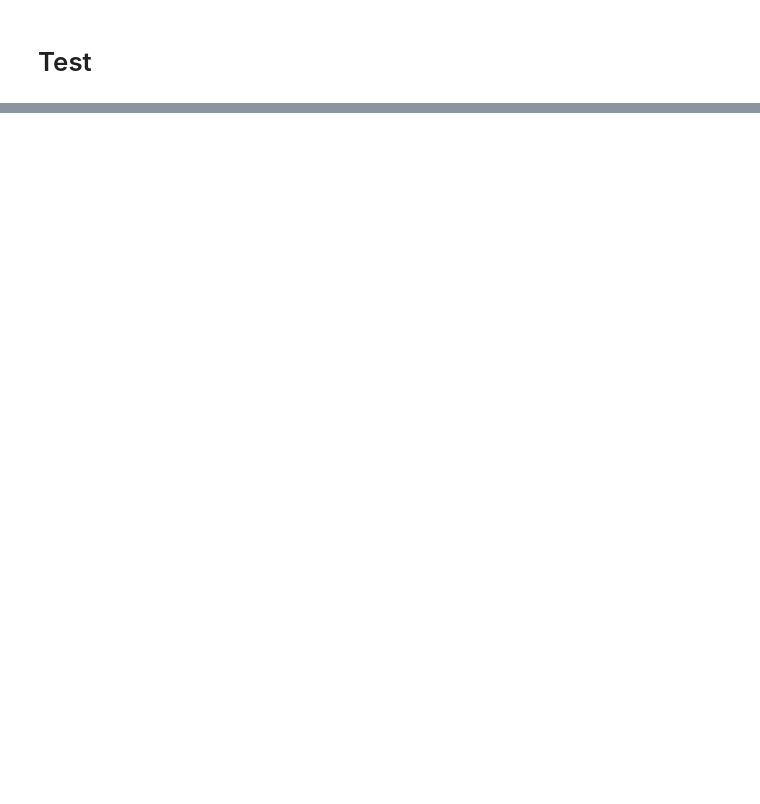
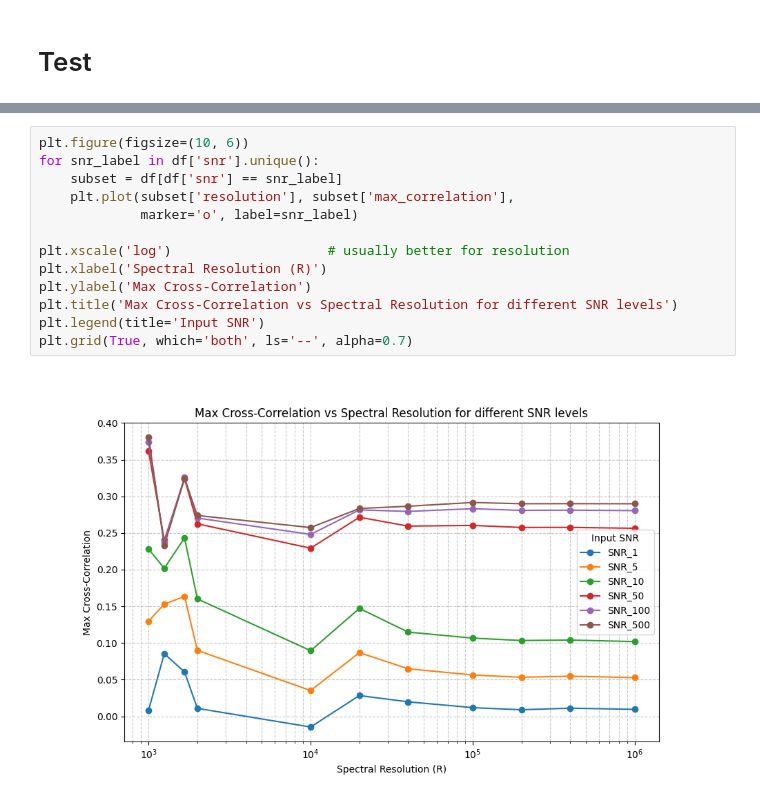
Before and after one commit to zanecollins/sgl_science_case, a Jupyter notebook: sgl_science_case/notebooks/summer_26_isotope_tests_cc.ipynb, the cells around one changed output, grey strips where cells are left out. Drawn from its saved outputs; the diff is of its cells as text; blank space fills up the shorter version.

```diff
--- a/sgl_science_case/notebooks/summer_26_isotope_tests_cc.ipynb
+++ b/sgl_science_case/notebooks/summer_26_isotope_tests_cc.ipynb
@@ -232,0 +468,15 @@ plt.grid()
+# %%
+plt.figure(figsize=(10, 6))
+for snr_label in df['snr'].unique():
+    subset = df[df['snr'] == snr_label]
+    plt.plot(subset['resolution'], subset['max_correlation'],
+             marker='o', label=snr_label)
+
+plt.xscale('log')                    # usually better for resolution
+plt.xlabel('Spectral Resolution (R)')
+plt.ylabel('Max Cross-Correlation')
+plt.title('Max Cross-Correlation vs Spectral Resolution for different SNR levels')
+plt.legend(title='Input SNR')
+plt.grid(True, which='both', ls='--', alpha=0.7)
+# %% [output]
+[figure, added]
```
Also changed, not shown: parts of 23 cells of this notebook, 5 other files.
